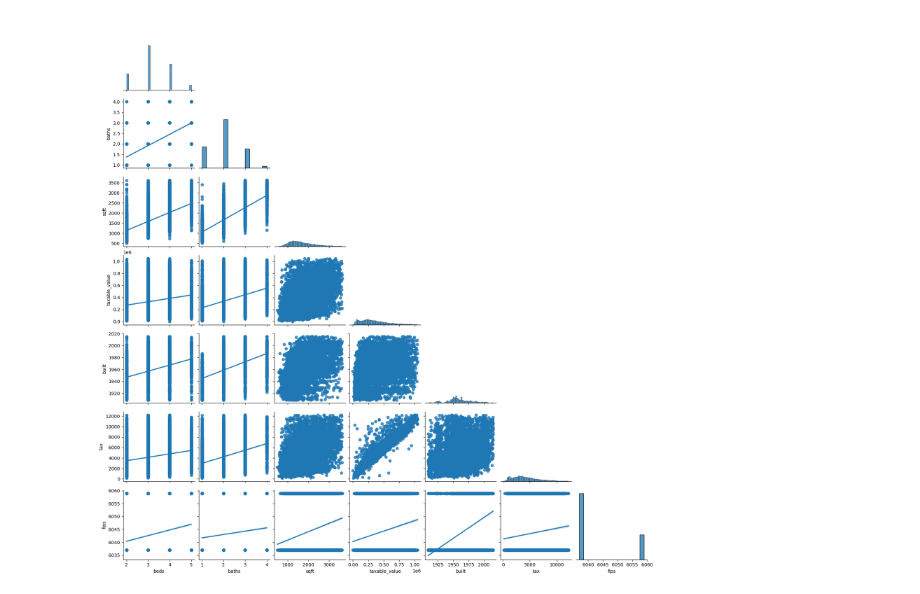
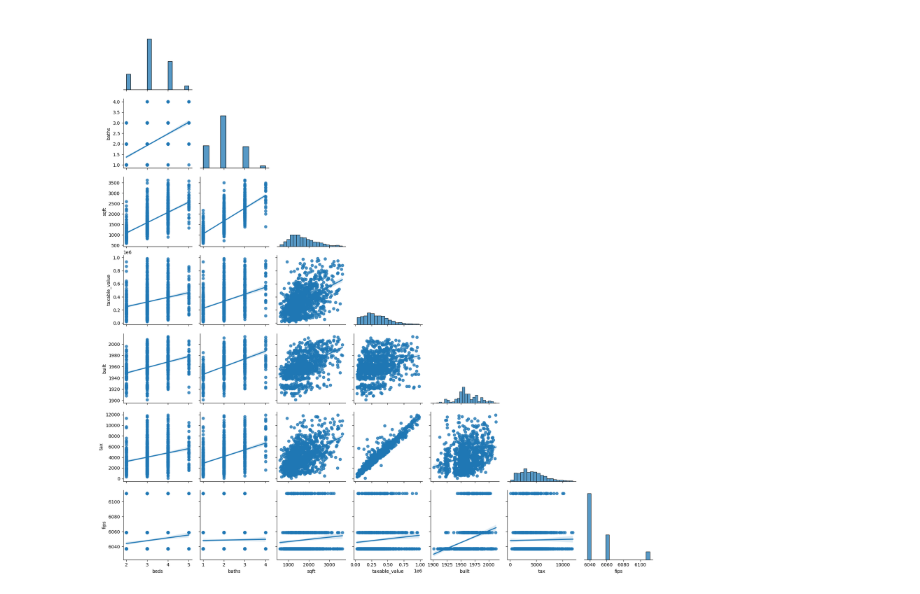
Before and after one commit to RichardAlcabes22/regression-excercises, a Jupyter notebook: explore.ipynb, the cells around one changed output. Saved outputs shown, nothing was run; the diff lists cells and outputs as text; code cells hidden in the pictures.

```diff
--- a/explore.ipynb
+++ b/explore.ipynb
@@ -71,14 +94,14 @@ for i, col in enumerate(cols):
 # %%
 train_10_000 = train.sample(10_000)
+train_1000 = train.sample(1000)
-# %%
-sns.pairplot(train_10_000, corner=True,kind='reg')
-plt.show()
-# %% [output]
-[figure, removed]
 # %%
 #4 Write a function for pairwise plots
 def plot_variable_pairs(df):
     sns.pairplot(df,corner=True,kind='reg')
+# %%
+plot_variable_pairs(train_1000)
+# %% [output]
+[figure, added]
 # %%
 # train['sqft'].hist(grid=False, bins=50)
 #sns.displot(train['sqft'])
```
Also changed, not shown: parts of 25 cells of this notebook.
